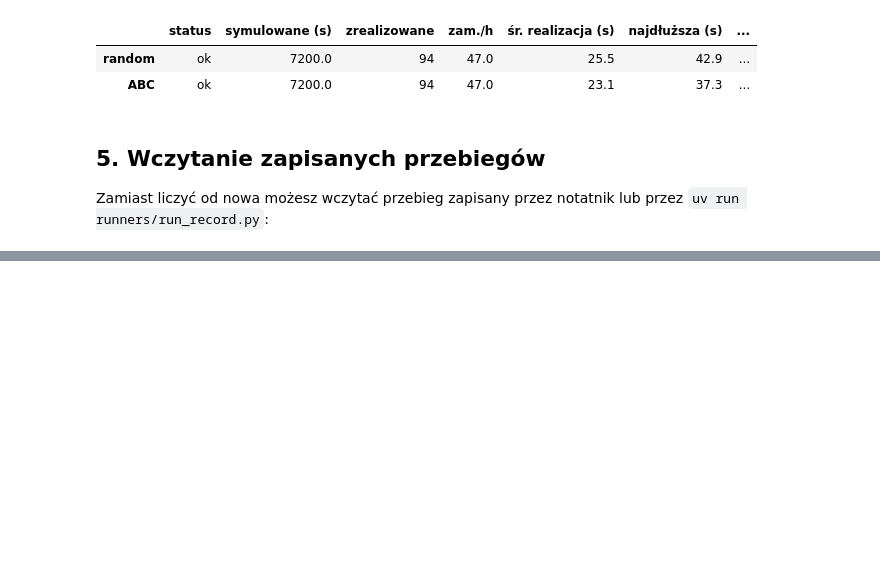
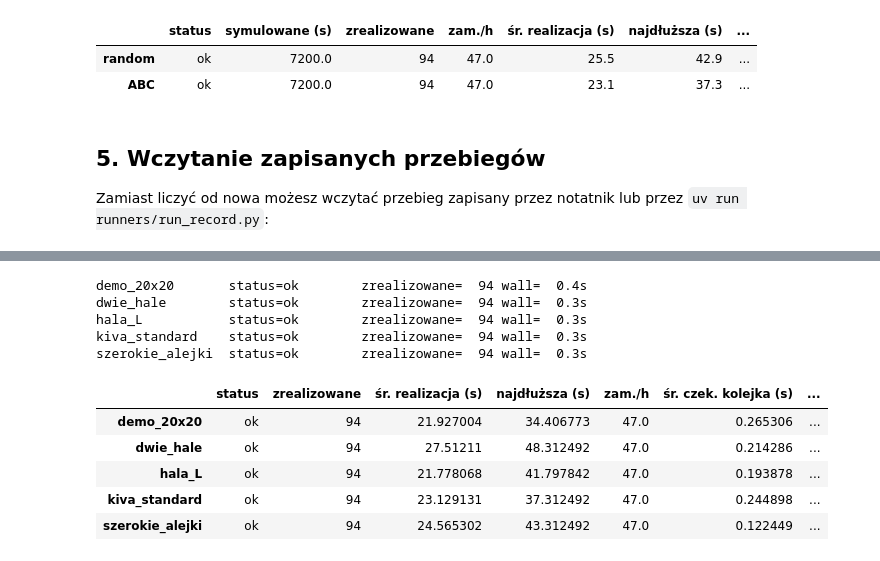
Before and after one commit to w3rr0/SSD, a Jupyter notebook: notebooks/run_comparison.ipynb, the cells around one changed output, grey strips where cells are left out. Cells and saved outputs as stored; diff of their text form; code cells hidden in the pictures; blank space fills up the shorter version.

```diff
--- a/notebooks/run_comparison.ipynb
+++ b/notebooks/run_comparison.ipynb
@@ -217,0 +268,53 @@ Zamiast liczyć od nowa możesz wczytać przebieg zapisany przez notatnik lub pr
+# %%
+LAYOUT_DURATION = LAYOUT_COMPARE_HOURS * 3600
+
+def collect_layout(spec):
+    rec = run_and_record(
+        factory=lambda p=spec["params"]: make_warehouse(**p),
+        duration=LAYOUT_DURATION,
+        sample_every=SAMPLE_EVERY,
+        run_id=f"layout_{spec['label']}",
+        params=spec["params"],
+    )
+    rec.write_outputs(OUT_ROOT / f"layouts_{spec['label']}")
+    print(f"{spec['label']:16} status={rec.status:9} "
+          f"zrealizowane={rec.metrics.completed_orders:4} "
+          f"wall={rec.wall_s:5.1f}s")
+    return rec
+
+layout_recorded = {spec["label"]: collect_layout(spec) for spec in layout_specs}
+# %% [output]
+demo_20x20       status=ok        zrealizowane=  94 wall=  0.4s
+dwie_hale        status=ok        zrealizowane=  94 wall=  0.3s
+hala_L           status=ok        zrealizowane=  94 wall=  0.3s
+kiva_standard    status=ok        zrealizowane=  94 wall=  0.3s
+szerokie_alejki  status=ok        zrealizowane=  94 wall=  0.3s
+# %%
+def metrics_table(runs):
+    rows = {}
+    for label, rec in runs.items():
+        m = rec.metrics
+        rows[label] = {
+            "status": rec.status,
+            "zrealizowane": m.completed_orders,
+            "śr. realizacja (s)": m.average_completion_time,
+            "najdłuższa (s)": m.longest_completion_time,
+            "zam./h": m.orders_per_hour,
+            "śr. czek. kolejka (s)": m.average_station_wait,
+            "śr. czek. robot (s)": m.average_waiting_time,
+            "korki (% czasu floty)": None if m.traffic_wait_share is None
+                                     else 100 * m.traffic_wait_share,
+            "kolejki (% czasu floty)": None if m.queue_wait_share is None
+                                       else 100 * m.queue_wait_share,
+        }
+    return pd.DataFrame(rows).T
+
+layout_table = metrics_table(layout_recorded)
+layout_table.round(2)
+# %% [output]
+|  | status | zrealizowane | śr. realizacja (s) | najdłuższa (s) | zam./h | śr. czek. kolejka (s) | ... |
+| demo_20x20 | ok | 94 | 21.927004 | 34.406773 | 47.0 | 0.265306 | ... |
+| dwie_hale | ok | 94 | 27.51211 | 48.312492 | 47.0 | 0.214286 | ... |
+| hala_L | ok | 94 | 21.778068 | 41.797842 | 47.0 | 0.193878 | ... |
+| kiva_standard | ok | 94 | 23.129131 | 37.312492 | 47.0 | 0.244898 | ... |
+| szerokie_alejki | ok | 94 | 24.565302 | 43.312492 | 47.0 | 0.122449 | ... |
```
Also changed, not shown: parts of 5 cells of this notebook, 1 other file.
